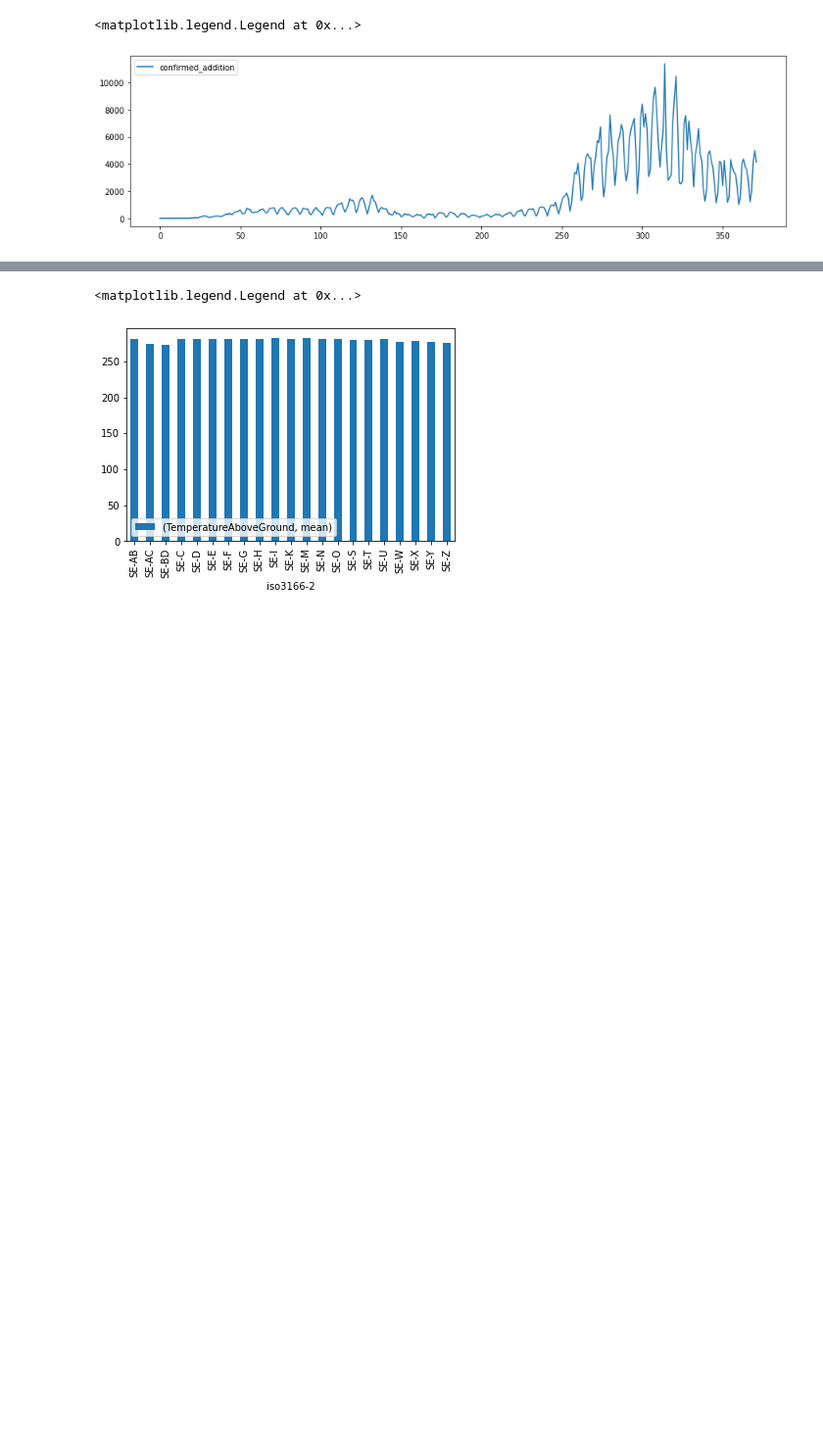
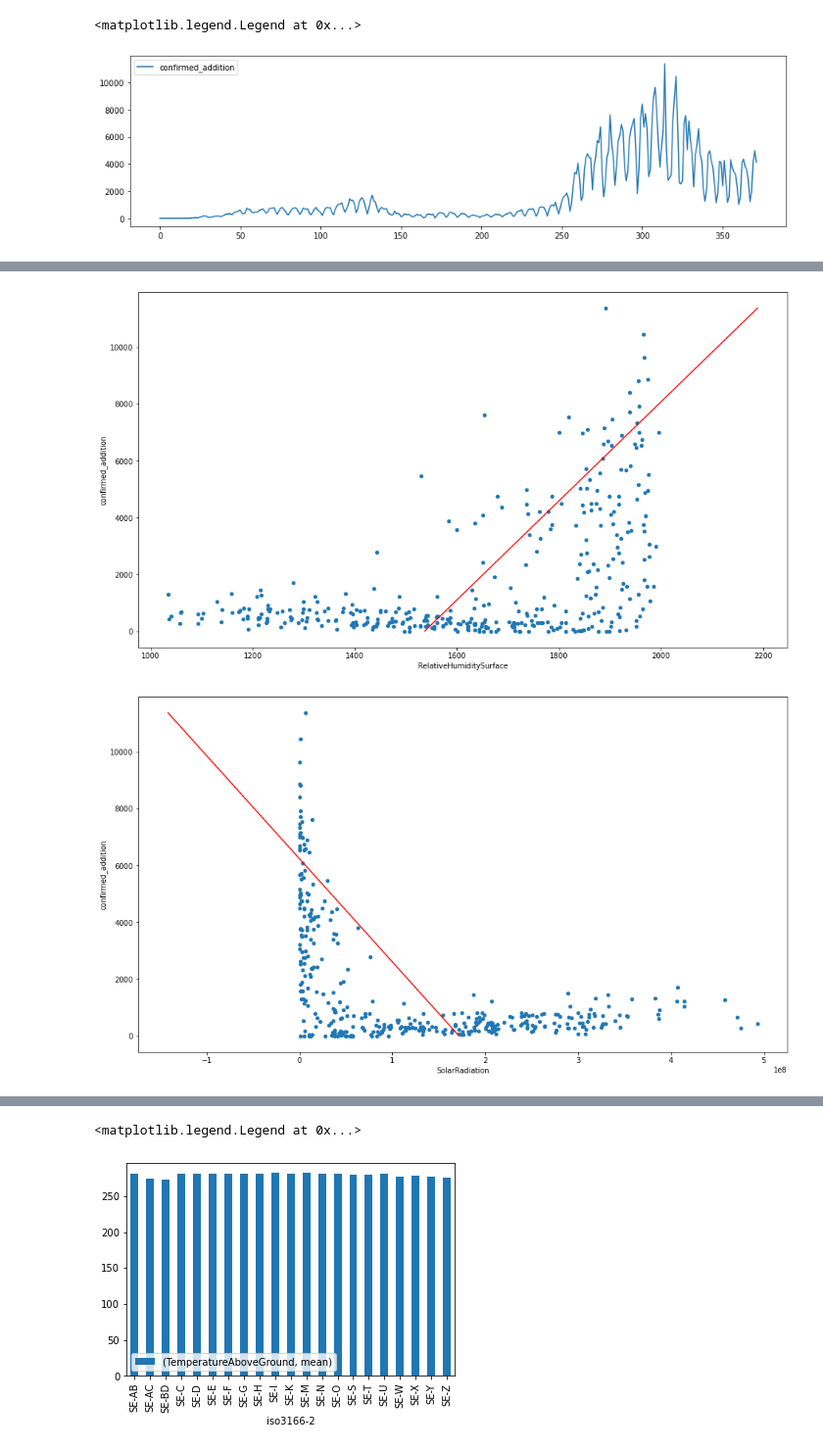
Before and after one commit to ranUser01/Covid-development-in-Sweden, a Jupyter notebook: notebooks/project_handin.ipynb, the cells around one changed output, grey strips where cells are left out. Shown at 98% size. Saved outputs shown, nothing was run; the diff lists cells and outputs as text; code cells hidden in the pictures; blank space fills up the shorter version.

```diff
--- a/notebooks/project_handin.ipynb
+++ b/notebooks/project_handin.ipynb
@@ -266,13 +271,25 @@ for y in ys:
 # %%
 # N to N plot of cases against weather variables
 # need to loc values on dates
 
 
 
 xs = 'confirmed_addition'
 ys = ['RelativeHumiditySurface', 'SolarRadiation', 'Surfacepressure',
        'TemperatureAboveGround', 'Totalprecipitation', 'UVIndex', 'WindSpeed']
 
 
-# for y in ys:
-#     dataset_by_date.plot(y, xs, figsize=(16,9))
+for y in ys:
+    ax = dataset_by_date.plot(y, xs, figsize=(16,9), kind = "scatter")
+
+    min_x= np.min(dataset_by_date[xs])
+    max_x= np.max(dataset_by_date[xs])
+
+    slope, intercept, _,_,_ = linregress(dataset_by_date[xs],dataset_by_date[y])
+
+    x1=np.linspace(min_x,max_x,500)
+    y1=slope*x1+intercept
+    plt.plot(x1,y1,'-r')
+# %% [output]
+[figure, added]
+[figure, added]
```
Also changed, not shown: parts of 16 cells of this notebook.
